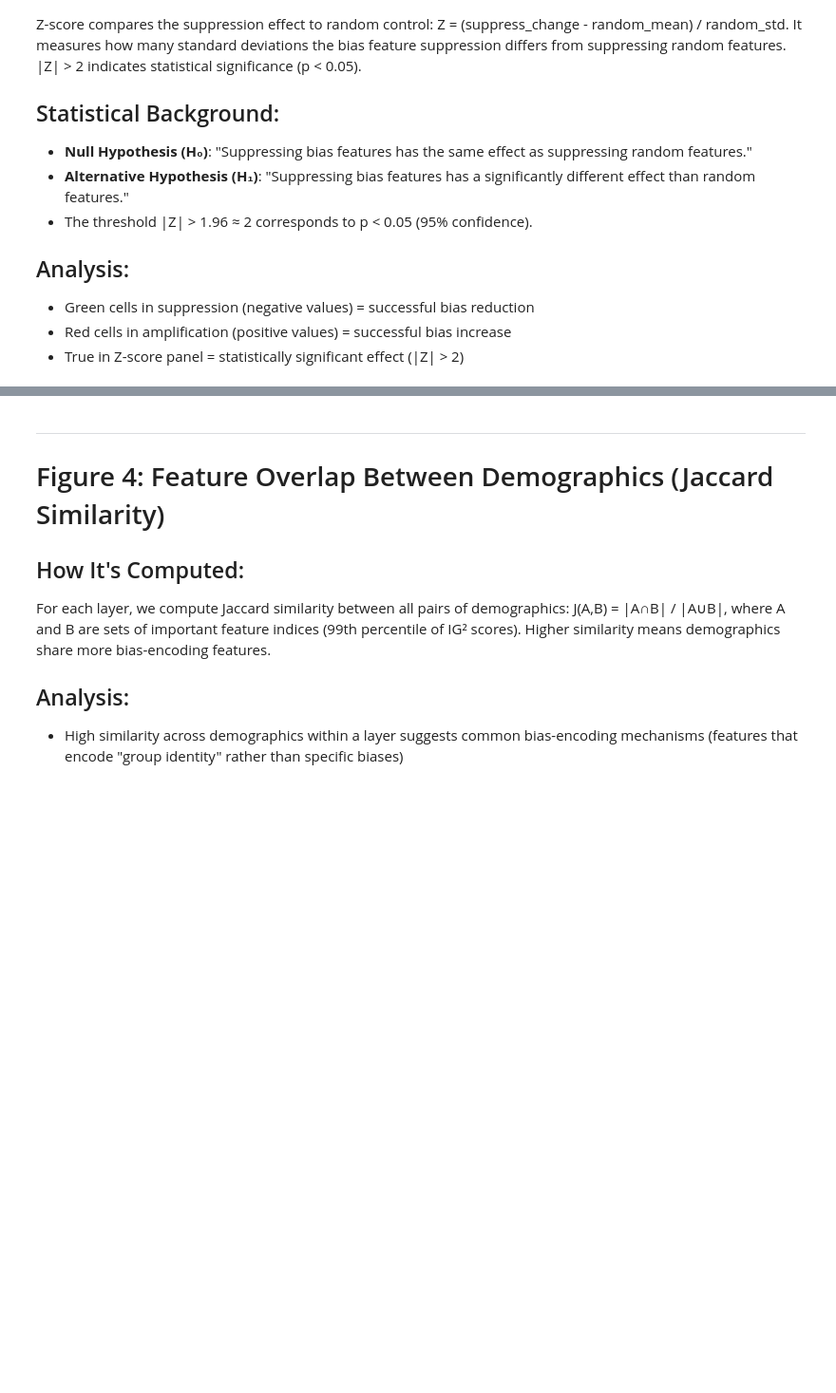
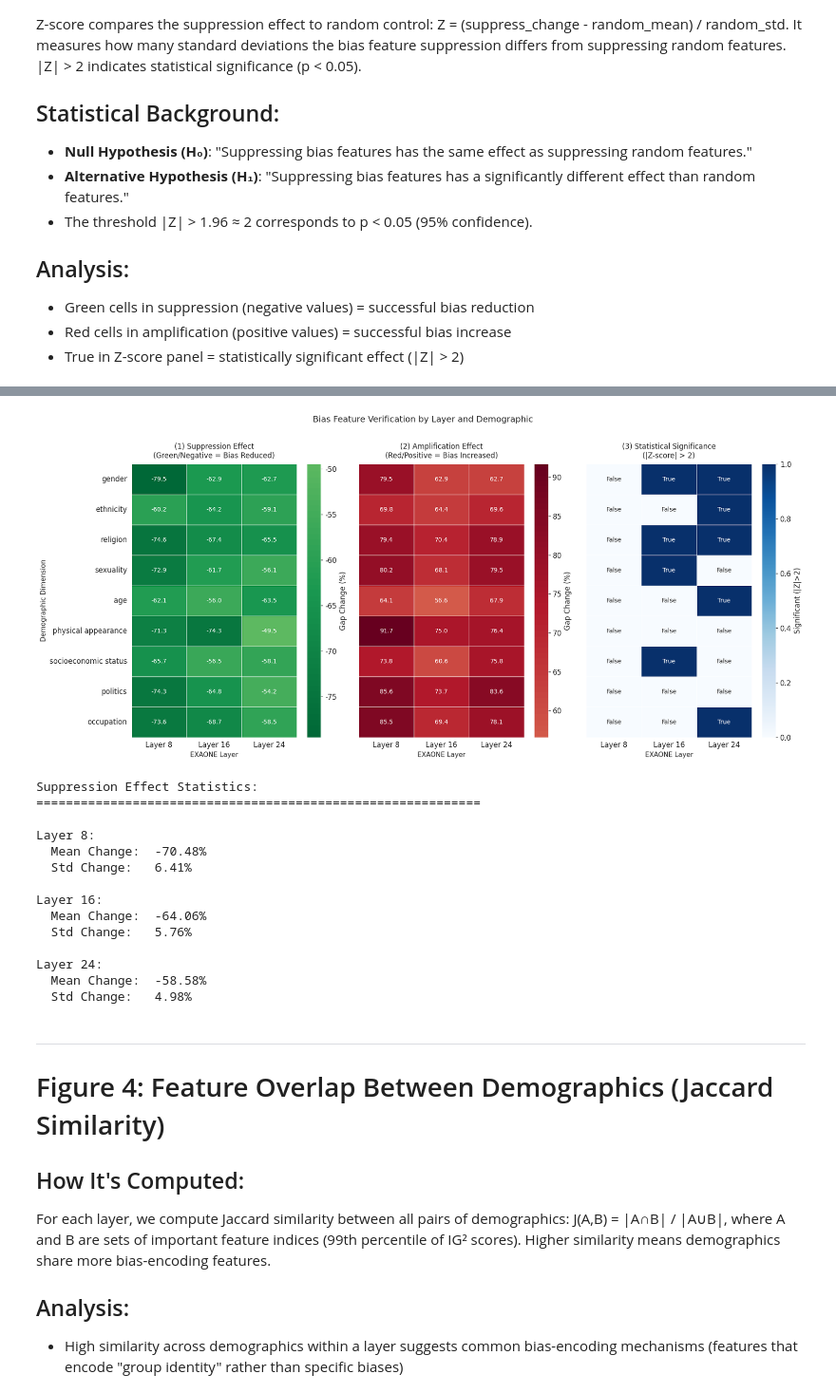
Before and after one commit to youngjinss/Korean-Bias-SAE, a Jupyter notebook: notebooks/visualizations/04_summary_key_figures.ipynb, the cells around one changed output, grey strips where cells are left out. Shown: that part at 95% size. Drawn from its saved outputs; the diff is of its cells as text; code cells hidden in the pictures; blank space fills up the shorter version.

```diff
--- a/notebooks/visualizations/04_summary_key_figures.ipynb
+++ b/notebooks/visualizations/04_summary_key_figures.ipynb
@@ -652,34 +755,50 @@ if len(df_verif) > 0:
         fmt='',
         cmap='Blues',  # Blue colormap for significance
         vmin=0,
         vmax=1,
         ax=ax3,
         cbar_kws={'label': 'Significant (|Z|>2)'},
         linewidths=0.5,
         annot_kws={'fontsize': 10}
     )
     ax3.set_title('(3) Statistical Significance\n(|Z-score| > 2)', fontsize=12, pad=10)
     ax3.set_xlabel('EXAONE Layer', fontsize=11)
     ax3.set_ylabel('')  # Remove y-axis label
     ax3.set_yticklabels([])  # Remove y-axis tick labels
 
-    plt.suptitle('Figure 3: Bias Feature Verification - Combined Results by Layer and Demographic',
+    plt.suptitle('Bias Feature Verification by Layer and Demographic',
                  fontsize=14, y=1.01)
     plt.tight_layout()
     plt.savefig(ASSETS_DIR / f"fig3_verification_combined_heatmap_{STAGE}.png", dpi=300, bbox_inches='tight')
     plt.show()
 
     # Print statistics
     print("\nSuppression Effect Statistics:")
     print("=" * 60)
     for lq in ['q1', 'q2', 'q3']:
         lq_data = df_verif[df_verif['Layer_Quantile'] == lq]
         if len(lq_data) > 0:
             print(f"\n{LAYER_LABELS[lq]}:")
             print(f"  Mean Change:  {lq_data['Suppress_Change_Ratio'].mean()*100:.2f}%")
             print(f"  Std Change:   {lq_data['Suppress_Change_Ratio'].std()*100:.2f}%")
 else:
     print("No verification data available.")
+# %% [output]
+[figure, added]
+Suppression Effect Statistics:
+============================================================
+
+Layer 8:
+  Mean Change:  -70.48%
+  Std Change:   6.41%
+
+Layer 16:
+  Mean Change:  -64.06%
+  Std Change:   5.76%
+
+Layer 24:
+  Mean Change:  -58.58%
+  Std Change:   4.98%
 # %% [markdown]
 ---
 # Figure 4: Feature Overlap Between Demographics (Jaccard Similarity)
```
Also changed, not shown: parts of 18 cells of this notebook.
